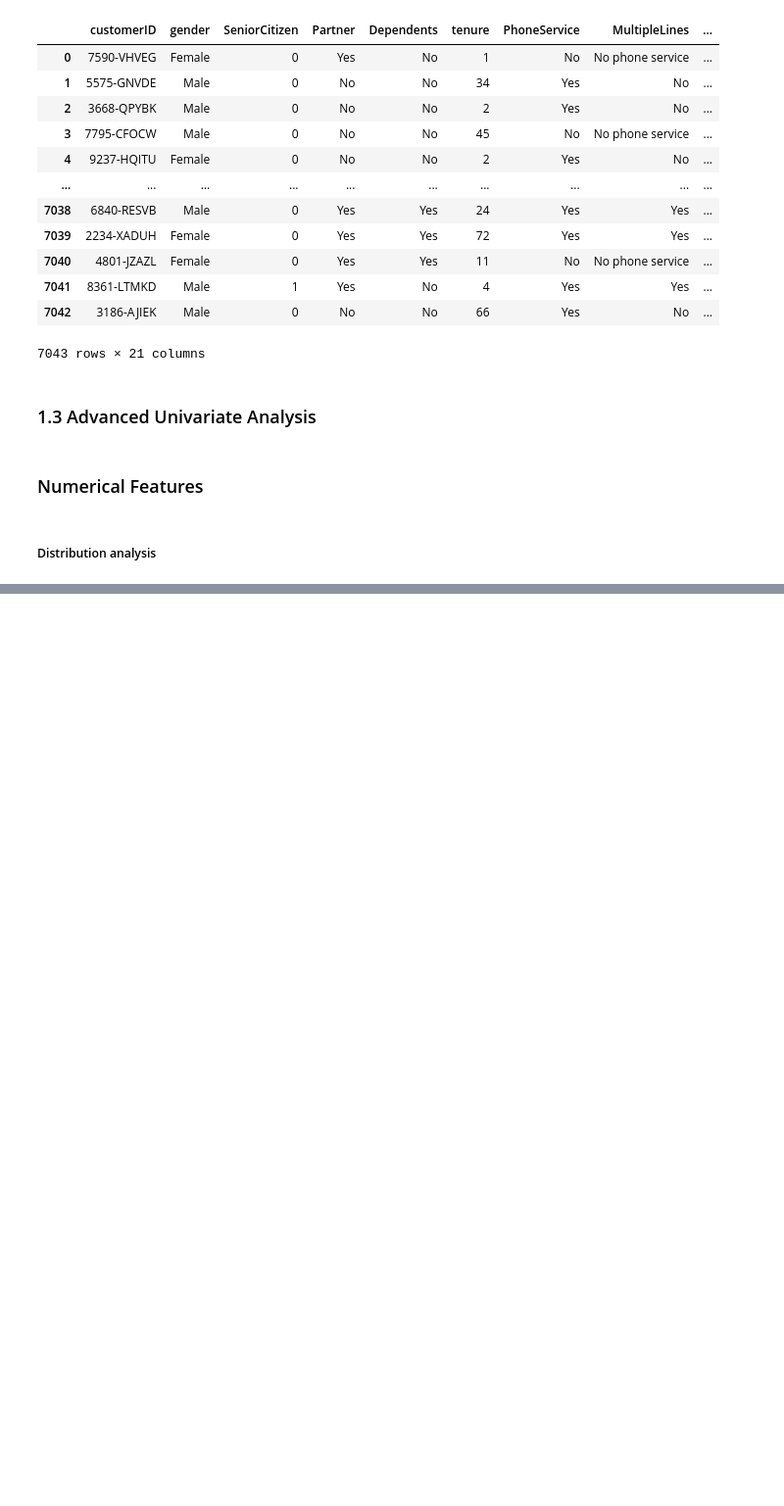
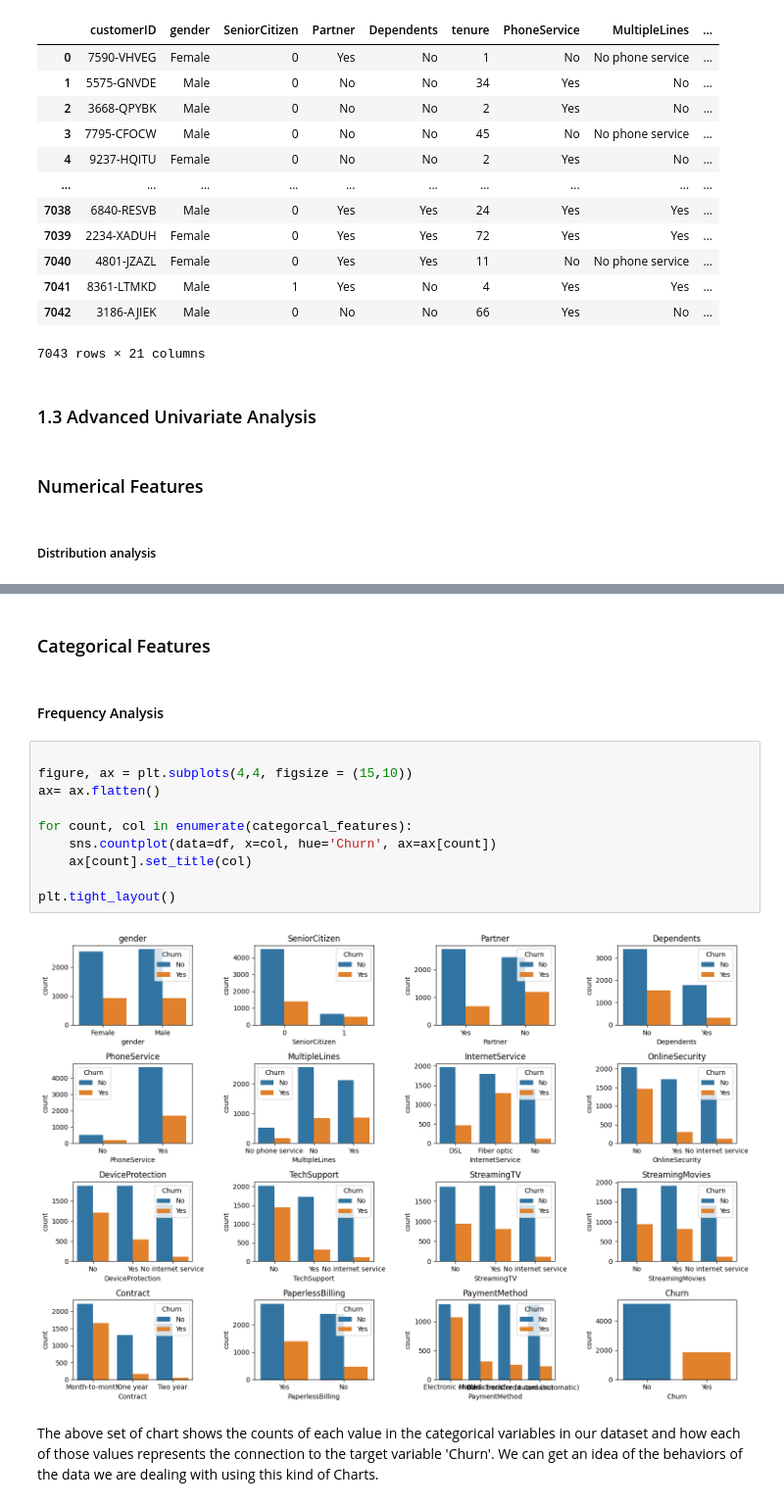
Before and after one commit to Dulina77/Churn_prediction_telco, a Jupyter notebook: Churn.ipynb, the cells around one changed output, grey strips where cells are left out. Shown at 98% size. Saved outputs shown, nothing was run; the diff lists cells and outputs as text; blank space fills up the shorter version.

```diff
--- a/Churn.ipynb
+++ b/Churn.ipynb
@@ -154,0 +226,18 @@ categorcal_features = "gender","SeniorCitizen","Partner","Dependents","PhoneServ
+# %% [markdown]
+### Categorical Features
+# %% [markdown]
+#### Frequency Analysis
+# %%
+
+figure, ax = plt.subplots(4,4, figsize = (15,10))
+ax= ax.flatten()
+
+for count, col in enumerate(categorcal_features):
+    sns.countplot(data=df, x=col, hue='Churn', ax=ax[count])
+    ax[count].set_title(col)
+
+plt.tight_layout()
+# %% [output]
+[figure, added]
+# %% [markdown]
+The above set of chart shows the counts of each value in the categorical variables in our dataset and how each of those values represents the connection to the target variable 'Churn'. We can get an idea of the behaviors of the data we are dealing with using this kind of Charts.
```
Also changed, not shown: parts of 10 cells of this notebook.
